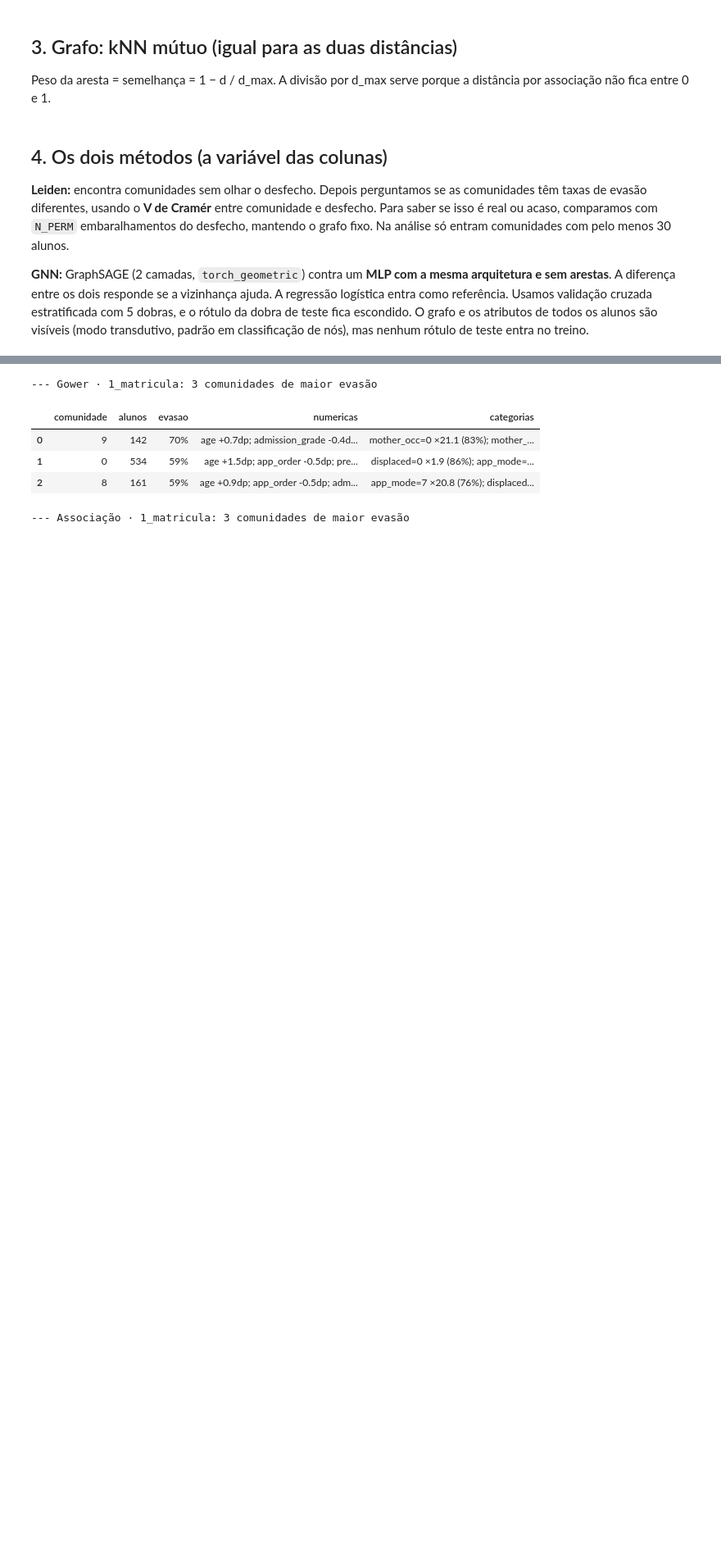
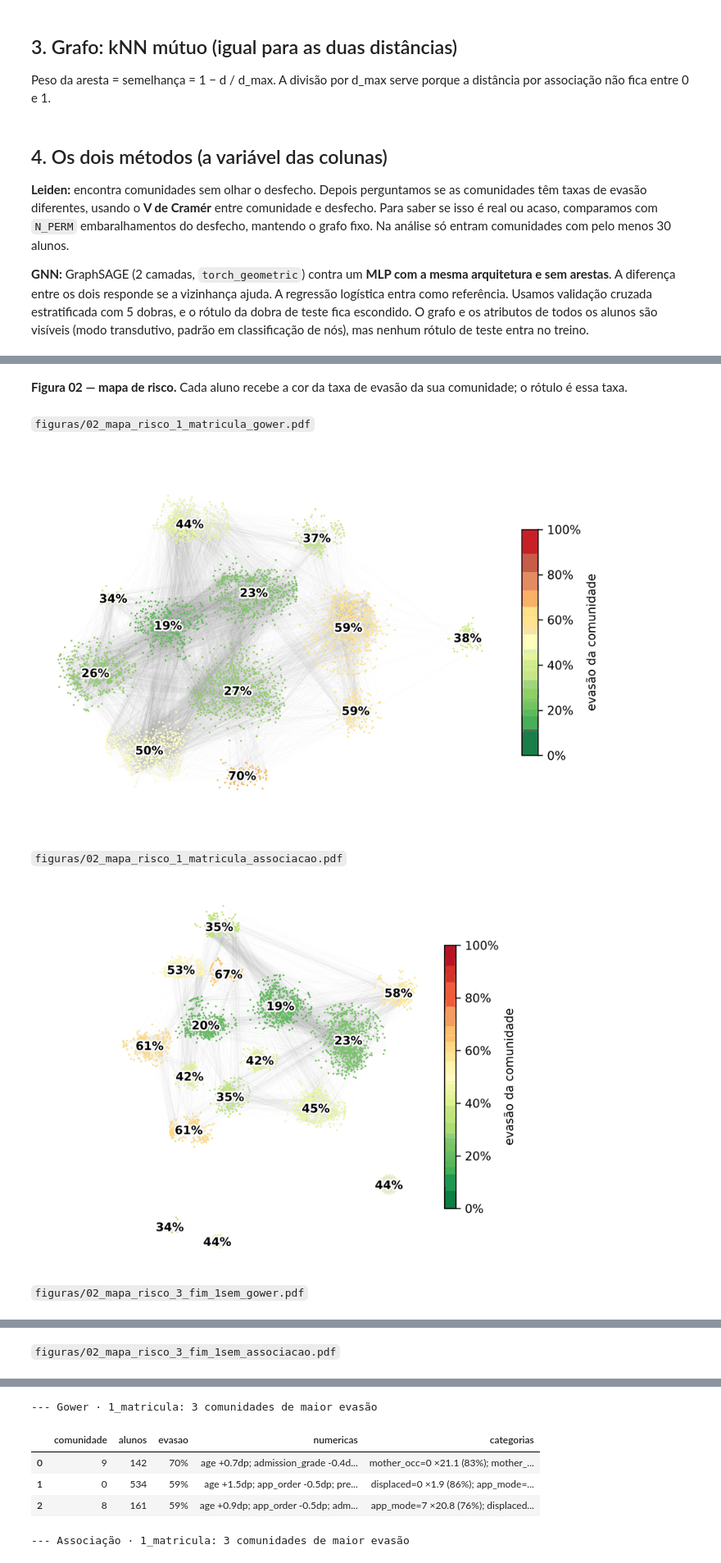
Before and after one commit to Erick-Bonifacio/student-dropout-success-graph, a Jupyter notebook: quatro_variacoes.ipynb, the cells around one changed output, grey strips where cells are left out. Shown at 82% size. Saved outputs shown, nothing was run; the diff lists cells and outputs as text; code cells hidden in the pictures; blank space fills up the shorter version.

```diff
--- a/quatro_variacoes.ipynb
+++ b/quatro_variacoes.ipynb
@@ -260,0 +383,17 @@ plt.tight_layout(); plt.savefig("resultados/leiden_composicao.png", dpi=150); pl
+# %% [markdown]
+**Figura 02 — mapa de risco.** Cada aluno recebe a cor da taxa de evasão da sua comunidade; o rótulo é essa taxa.
+# %%
+for jan in JANELAS_RODAR:
+    for dist in DISTANCIAS:
+        memb = RES[jan, dist, "Leiden"]["memb"]; taxa = pd.Series(y).groupby(memb).mean()
+        fig, (ax,) = figura_grafo(1)
+        desenha(ax, jan, dist, RISCO(taxa[memb].values))
+        rotula(ax, jan, dist, lambda c: f"{taxa[c]:.0%}")
+        barra_cor(ax, "evasão da comunidade", pct=True)
+        salva(fig, f"02_mapa_risco_{jan}_{SLUG[dist]}")
+# %% [output]
+`figuras/02_mapa_risco_1_matricula_gower.pdf`
+[figure, added]
+`figuras/02_mapa_risco_1_matricula_associacao.pdf`
+[figure, added]
+`figuras/02_mapa_risco_3_fim_1sem_gower.pdf`
@@ -260,0 +401 @@ plt.tight_layout(); plt.savefig("resultados/leiden_composicao.png", dpi=150); pl
+`figuras/02_mapa_risco_3_fim_1sem_associacao.pdf`
```
Also changed, not shown: parts of 33 cells of this notebook, 45 other files.
